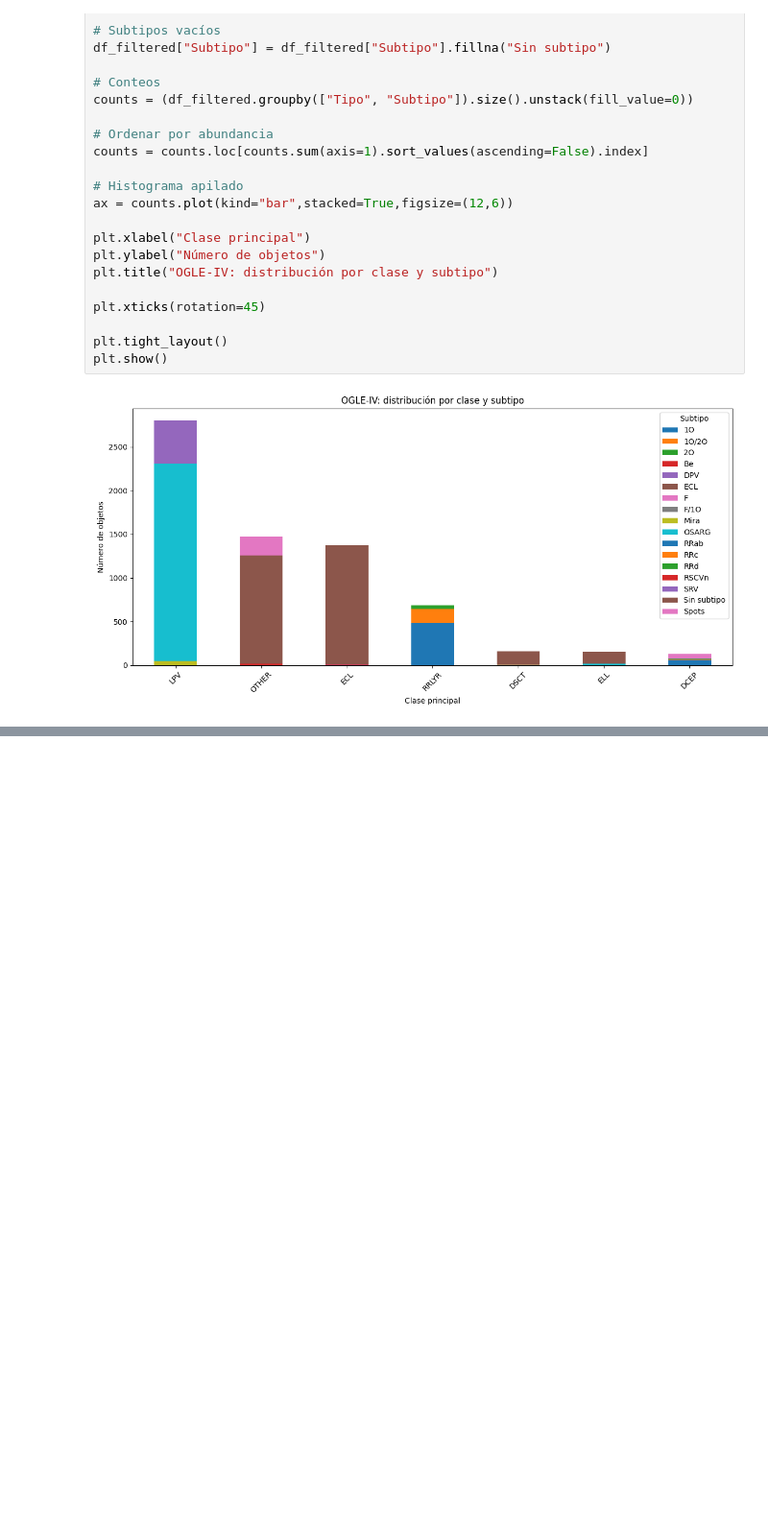
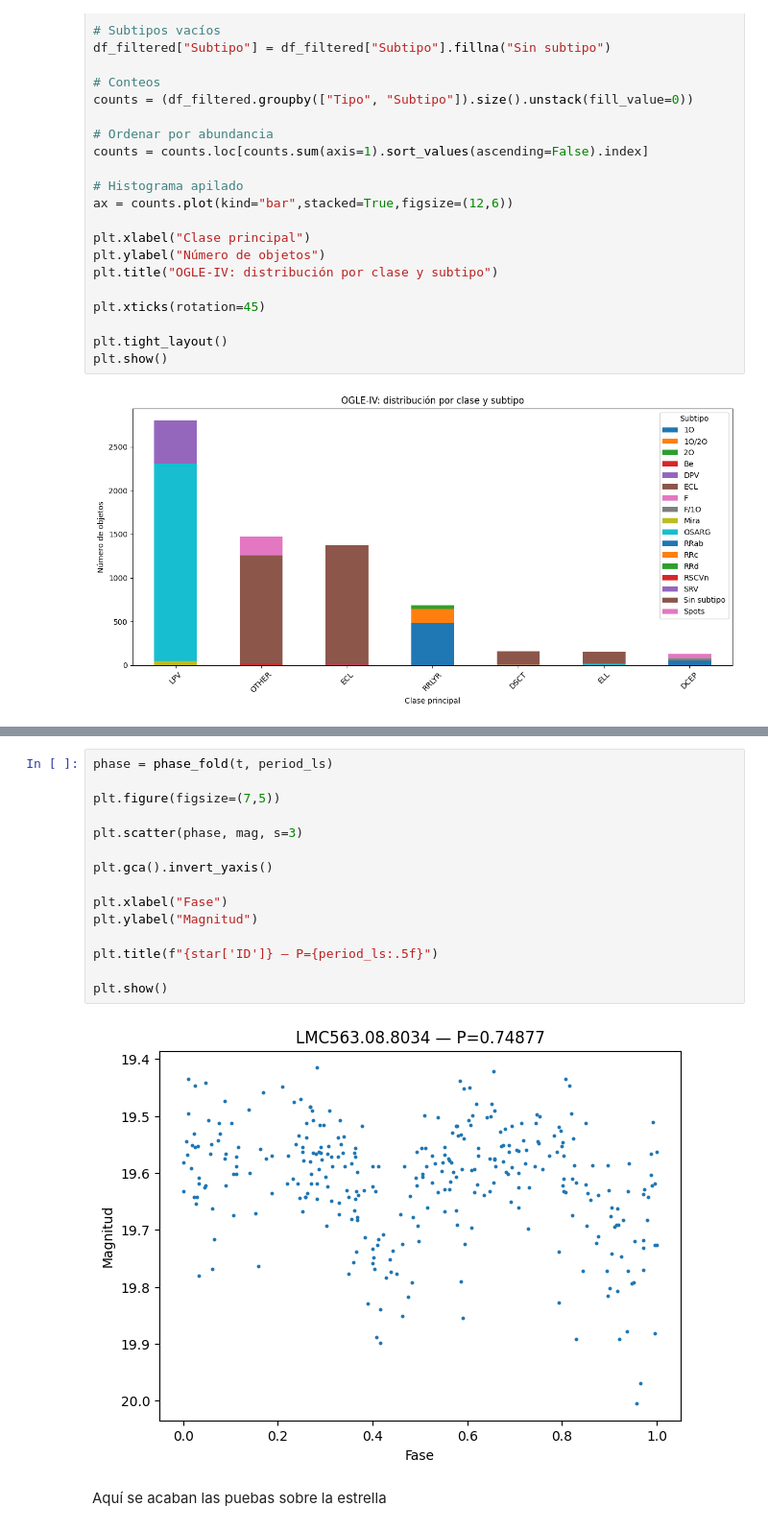
Before and after one commit to Brunelleschk1/Personal-projects, a Jupyter notebook: Proyectos de Astronomía/Laboratorio Final/ehhhh.ipynb, the cells around one changed output, grey strips where cells are left out. Shown at 96% size. Saved outputs shown, nothing was run; the diff lists cells and outputs as text; blank space fills up the shorter version.

```diff
--- a/Proyectos de Astronomía/Laboratorio Final/ehhhh.ipynb
+++ b/Proyectos de Astronomía/Laboratorio Final/ehhhh.ipynb
@@ -193,0 +635,19 @@ plt.show()
+# %%
+phase = phase_fold(t, period_ls)
+
+plt.figure(figsize=(7,5))
+
+plt.scatter(phase, mag, s=3)
+
+plt.gca().invert_yaxis()
+
+plt.xlabel("Fase")
+plt.ylabel("Magnitud")
+
+plt.title(f"{star['ID']} — P={period_ls:.5f}")
+
+plt.show()
+# %% [output]
+[figure, added]
+# %% [markdown]
+Aquí se acaban las puebas sobre la estrella
```
Also changed, not shown: parts of 19 cells of this notebook.
